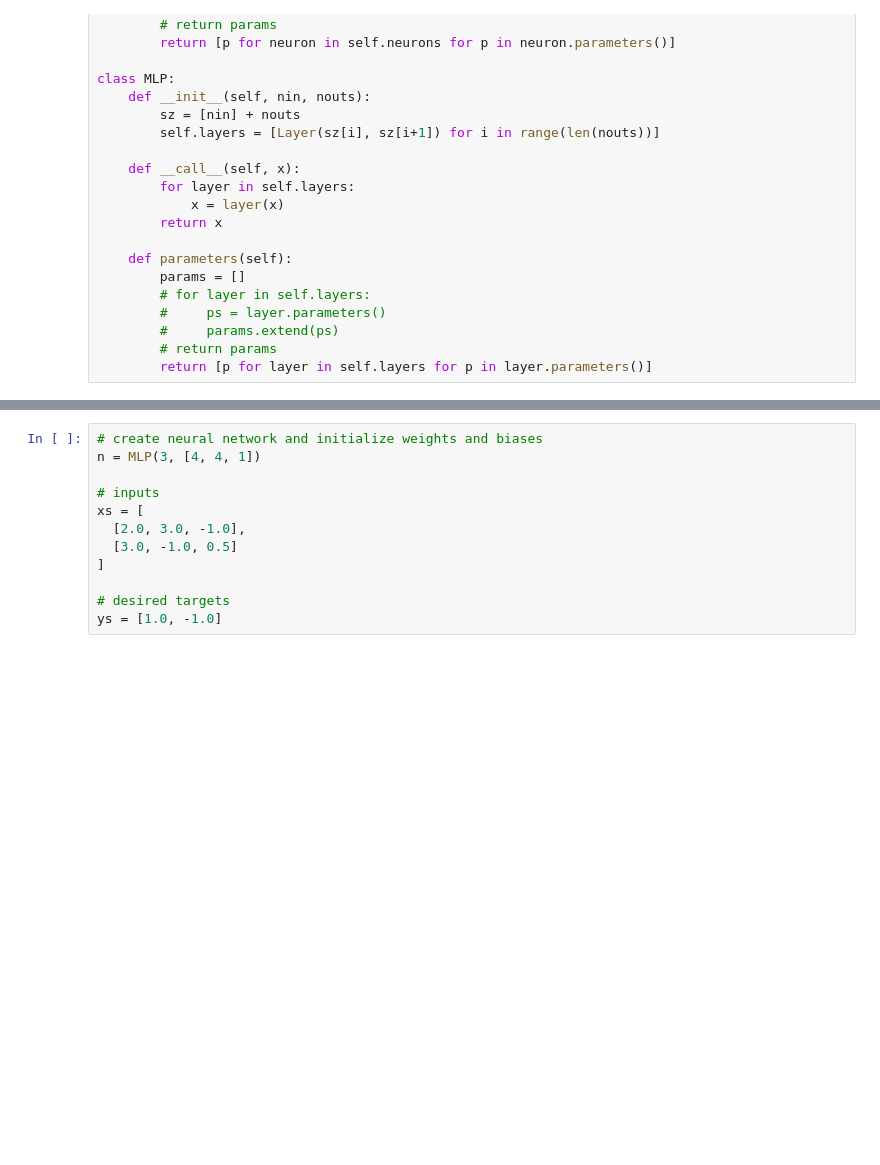
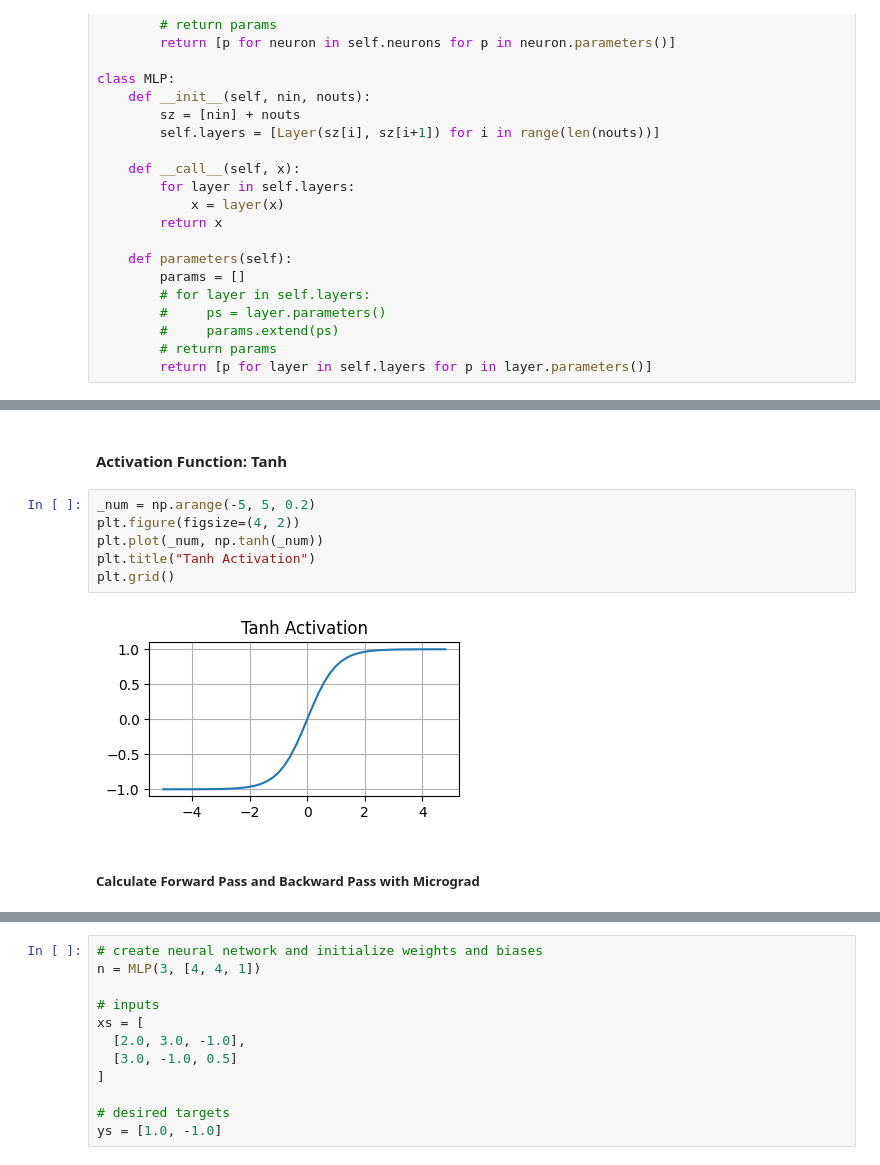
Before and after one commit to pympk/py3810, a Jupyter notebook: karpathy/work_3.ipynb, the cells around one changed output, grey strips where cells are left out. Drawn from its saved outputs; the diff is of its cells as text; blank space fills up the shorter version.

```diff
--- a/karpathy/work_3.ipynb
+++ b/karpathy/work_3.ipynb
@@ -213 +221,13 @@ class MLP:
+# %% [markdown]
+#### Activation Function: Tanh
+# %%
+_num = np.arange(-5, 5, 0.2)
+plt.figure(figsize=(4, 2))
+plt.plot(_num, np.tanh(_num))
+plt.title("Tanh Activation")
+plt.grid()
+# %% [output]
+[figure, added]
+# %% [markdown]
+##### Calculate Forward Pass and Backward Pass with Micrograd
 # %%
```
Also changed, not shown: parts of 23 cells of this notebook, 9 other files.
